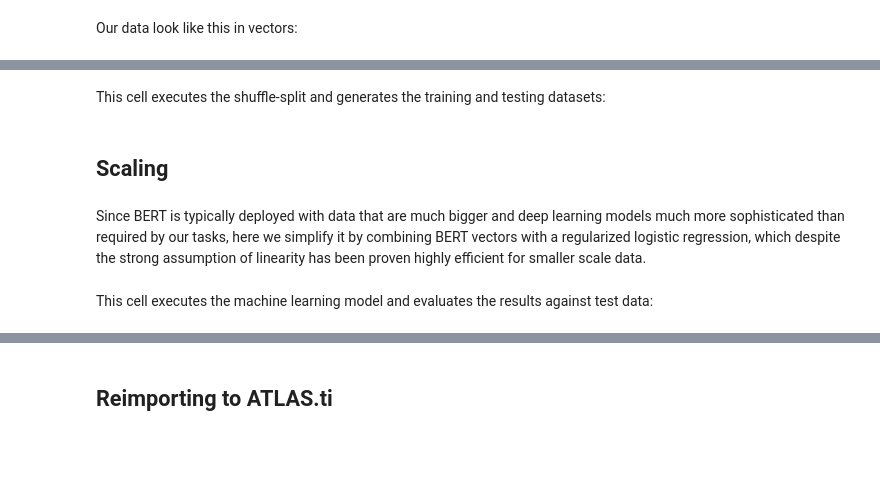
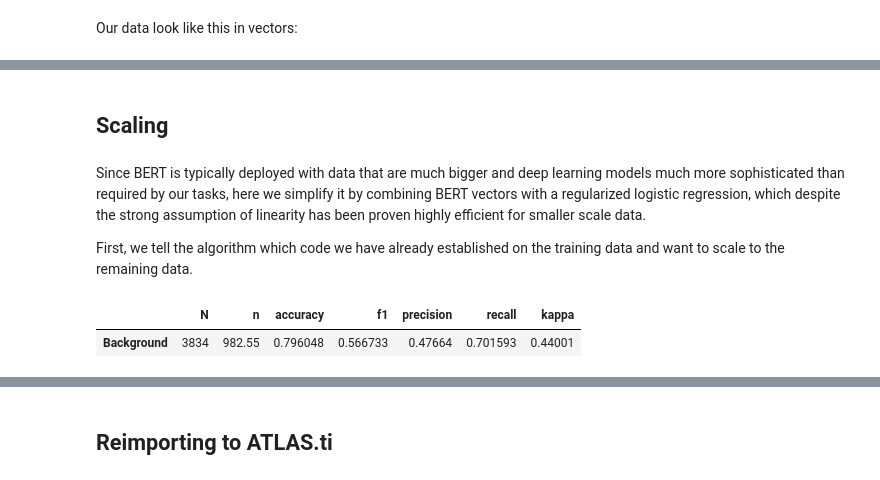
Before and after one commit to lizhuofan95/ASA2022_Workshop, a Jupyter notebook: ASA_Working_001_20220706.ipynb, the cells around one changed output, grey strips where cells are left out. Drawn from its saved outputs; the diff is of its cells as text; code cells hidden in the pictures; blank space fills up the shorter version.

```diff
--- a/ASA_Working_001_20220706.ipynb
+++ b/ASA_Working_001_20220706.ipynb
@@ -279,3 +344,6 @@ To make sure the accuracy of our predictions is not dependent upon the idiosyncr
+# %%
+n_splits = 20
+test_size = 0.75
 # %%
 from sklearn.model_selection import ShuffleSplit
 
@@ -302,3 +370,7 @@ def split(all_cases, n_splits = 10, test_size = 0.25):
         test_set.append(test_index.tolist())
 
     return train_set, test_set
+
+all_cases = training['Document'].unique().tolist()
+
+train_set, test_set = split(all_cases, n_splits, test_size)
@@ -312,20 +376,0 @@ This cell specifies a list of interviews to use for training/testing (from the "
-# %%
-all_cases = ['7069_CASE',
-             '4039_CASE',
-             '7061_CASE',
-             '7522_CASE',
-             '7068_CASE',
-             '7044_CASE',
-             '7049_CASE',
-             '10018_CASE',
-             '10002_CASE',
-             '10021_CASE',
-             '7035_CASE',
-             '7028_CASE',
-             '7512_CASE',
-             '7031_CASE'
-            ]
-
-eval_codes = ['IllnessNarrative', 'SOURCESofCULTURE_FamilyOrCommunity', 'SOURCESofCULTURE_Medicine', 'HealthcareSystemsIssues']
-# %% [markdown]
-This cell executes the shuffle-split and generates the training and testing datasets:
@@ -335,10 +378,19 @@ train_set, test_set = split(all_cases, n_splits, test_size)
 ## Scaling
 # %% [markdown]
 Since BERT is typically deployed with data that are much bigger and deep learning models much more sophisticated than required by our tasks, here we simplify it by combining BERT vectors with a regularized logistic regression, which despite the strong assumption of linearity has been proven highly efficient for smaller scale data.
+
+First, we tell the algorithm which code we have already established on the training data and want to scale to the remaining data.
+# %%
+eval_codes = ['Background']
 # %%
 from sklearn.linear_model import LogisticRegression
 
 from sklearn.metrics import f1_score, accuracy_score, precision_score, recall_score, cohen_kappa_score
+
+from typing import Union
+from scipy.sparse import spmatrix
+
+NDArray = Union[np.ndarray, spmatrix]
 
 class Classifier:
     def __init__(self):
@@ -395,33 +447,38 @@ def classify(classifier, data, eval_codes, train_set, test_set, method = ['pred'
         metrics: a list of performance metrics the "eval" method generates.
 
     """
 
     predictions = pd.DataFrame({'code': [], 'test_set': [], 'p': []})
     metrics = pd.DataFrame({'code': [], 'test_set': [], 'n':[], 'accuracy': [], 'f1': [], 'precision': [], 'recall': [],
                             'kappa': []})
 
     for code in eval_codes:
         for train_ids, test_ids in zip(train_set, test_set):
 
             train_data = data[data['Document'].isin([all_cases[id] for id in train_ids])]
             test_data = data[-data['Document'].isin([all_cases[id] for id in train_ids])]
 
             train_id = train_data.index.tolist()
             test_id = test_data.index.tolist()
 
             train_features = features[train_id]
             test_features = features[test_id]
 
             train_labels = train_data[code].values.tolist()
 
             predicted_labels, predicted_probabilities = classifier.code(train_features, test_features, train_labels)
 
             predictions = predictions.append(pd.Series([code, test_ids] + [[x[1] for x in predicted_probabilities]], index = predictions.columns), ignore_index=True)
 
             if method == 'eval':
                 test_labels = test_data[code].values.tolist()
-                metrics = metrics.append(pd.Series([code, test_ids, data_ML.loc[data_ML['Document'].isin([all_cases[id] for id in train_ids]), code].sum()] + classifier.metrics(test_labels), index = metrics.columns), ignore_index=True)
+                metrics = metrics.append(pd.Series([code, test_ids, data.loc[data['Document'].isin([all_cases[id] for id in train_ids]), code].sum()] + classifier.metrics(test_labels), index = metrics.columns), ignore_index=True)
 
     return predictions, metrics
+
+predictions, metrics = classify(Classifier(), training, eval_codes, train_set, test_set, 'eval')
+
+pd.DataFrame({'N': training[eval_codes].sum()}).join(metrics.groupby('code')[['n', 'accuracy', 'f1', 'precision', 'recall', 'kappa']].mean())
+# %% [output]
+|  | N | n | accuracy | f1 | precision | recall | kappa |
+| Background | 3834 | 982.55 | 0.796048 | 0.566733 | 0.47664 | 0.701593 | 0.44001 |
-# %% [markdown]
-This cell executes the machine learning model and evaluates the results against test data:
```
Also changed, not shown: parts of 50 cells of this notebook.
